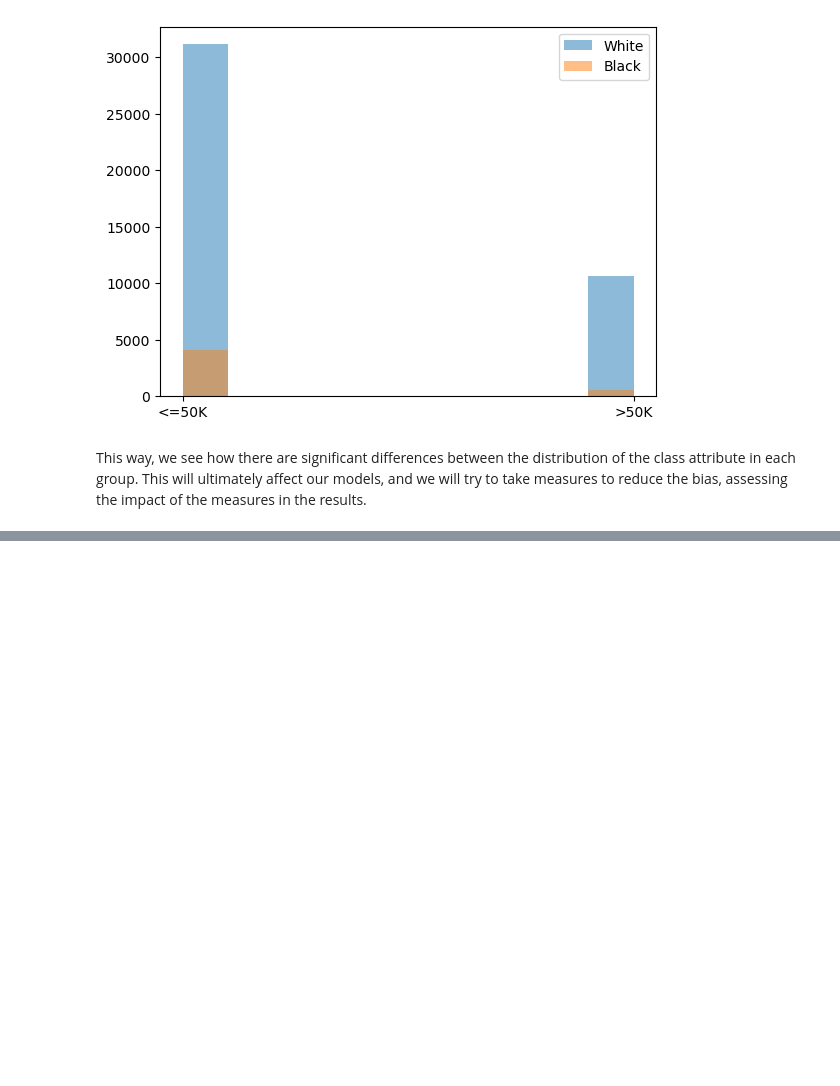
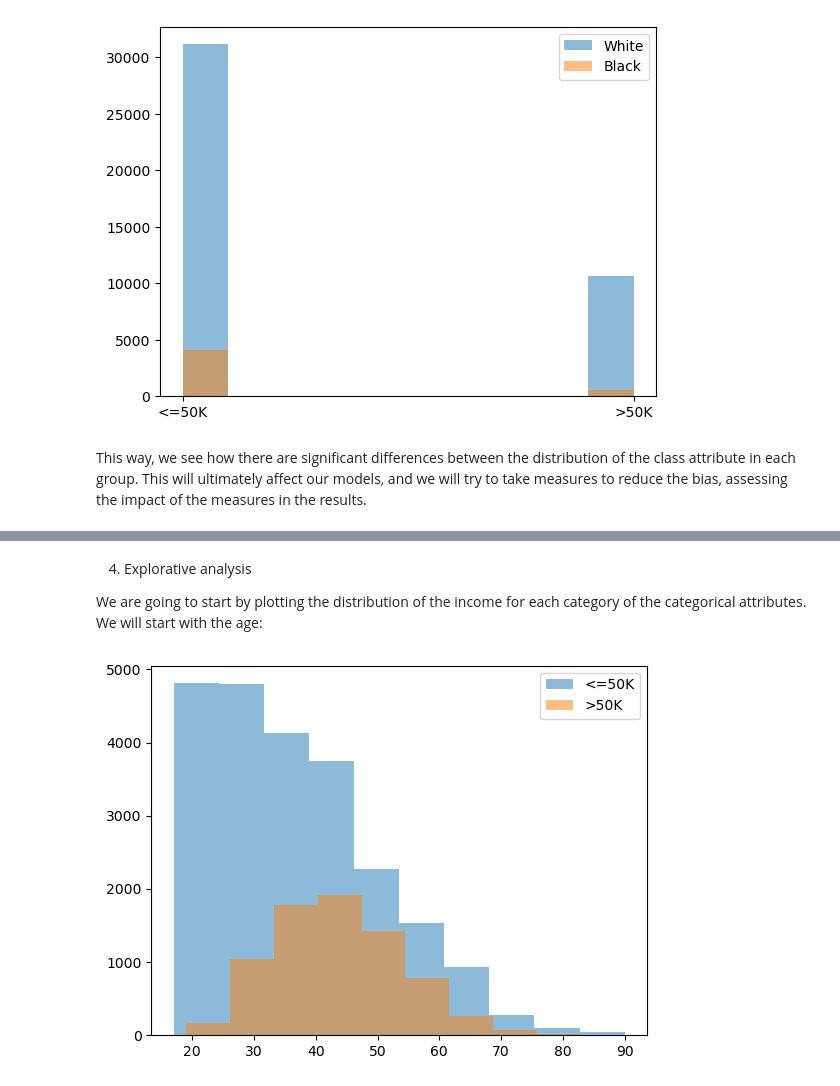
Before and after one commit to Lorenc1o/ML_Project, a Jupyter notebook: source/preliminars.ipynb, the cells around one changed output, grey strips where cells are left out. Cells and saved outputs as stored; diff of their text form; code cells hidden in the pictures; blank space fills up the shorter version.

Commit message:
Done some exploratory analysis and preprocessing

```diff
--- a/source/preliminars.ipynb
+++ b/source/preliminars.ipynb
@@ -5,5 +7,6 @@ from matplotlib import pyplot as plt
 # %%
 filename = '../data/data.arff'
+filename_csv = '../data/adult.data'
 # %% [markdown]
 First, we read the arff file:
 # %%
@@ -93,0 +105,6 @@ This way, we see how there are significant differences between the distribution
+# %%
+# We read the csv file, ? are missing values
+df = pd.read_csv(filename_csv, header=None, na_values='?',names=['age','workclass','fnlgwt','education','education-num','marital-status','occupation','relationship','race','sex','capital-gain','capital-loss','hours-per-week','native-country','class'])
+
+# We can see the first 5 rows
+print(df.head())
@@ -93,0 +254,4 @@ This way, we see how there are significant differences between the distribution
+# %%
+#drop the rows with workclass or occupation missing
+df = df.dropna(subset=['occupation', 'workclass'])
+df.isnull().sum()
@@ -93,0 +277,3 @@ This way, we see how there are significant differences between the distribution
+# %%
+df = df.dropna(subset=['native-country'])
+df.isnull().sum()
@@ -93,0 +325,11 @@ This way, we see how there are significant differences between the distribution
+# %% [markdown]
+4. Explorative analysis
+
+We are going to start by plotting the distribution of the income for each category of the categorical attributes. We will start with the age:
+# %%
+plt.hist(df[df['class'] == '<=50K']['age'], alpha=0.5, label='<=50K')
+plt.hist(df[df['class'] == '>50K']['age'], alpha=0.5, label='>50K')
+plt.legend(loc='upper right')
+plt.show()
+# %% [output]
+[figure, added]
```
Also changed, not shown: parts of 39 cells of this notebook, 3 other files.
